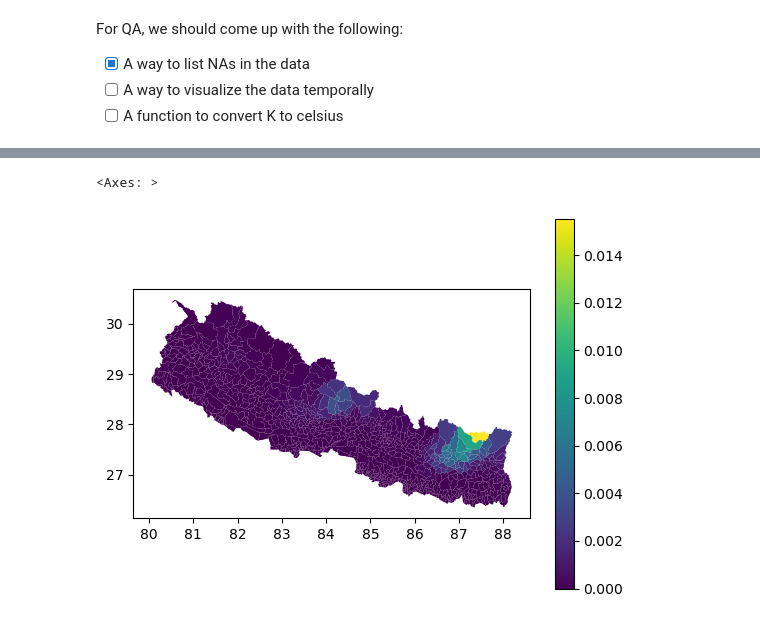
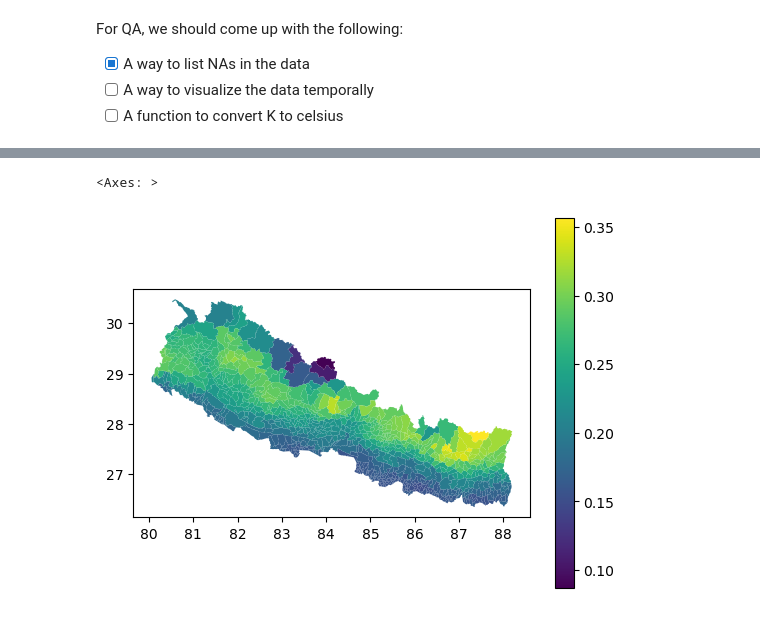
Before and after one commit to NSAPH-Data-Processing/era5_sandbox, a Jupyter notebook: notes/02_aggregate.ipynb, the cells around one changed output, grey strips where cells are left out. Saved outputs shown, nothing was run; the diff lists cells and outputs as text; code cells hidden in the pictures.

```diff
--- a/notes/02_aggregate.ipynb
+++ b/notes/02_aggregate.ipynb
@@ -604,8 +605,8 @@ parquet_file
 # %%
-parquet_file.plot(column="day_22_daily_total", legend=True)
+parquet_file.plot(column="day_22_daily_mean", legend=True)
 # %% [output]
 <Axes: >
-[figure, old version]
+[figure, new version]
 # %%
 #| export
 @hydra.main(version_base=None, config_path="../../conf", config_name="config")
```
Also changed, not shown: parts of 8 cells of this notebook, 8 other files.
